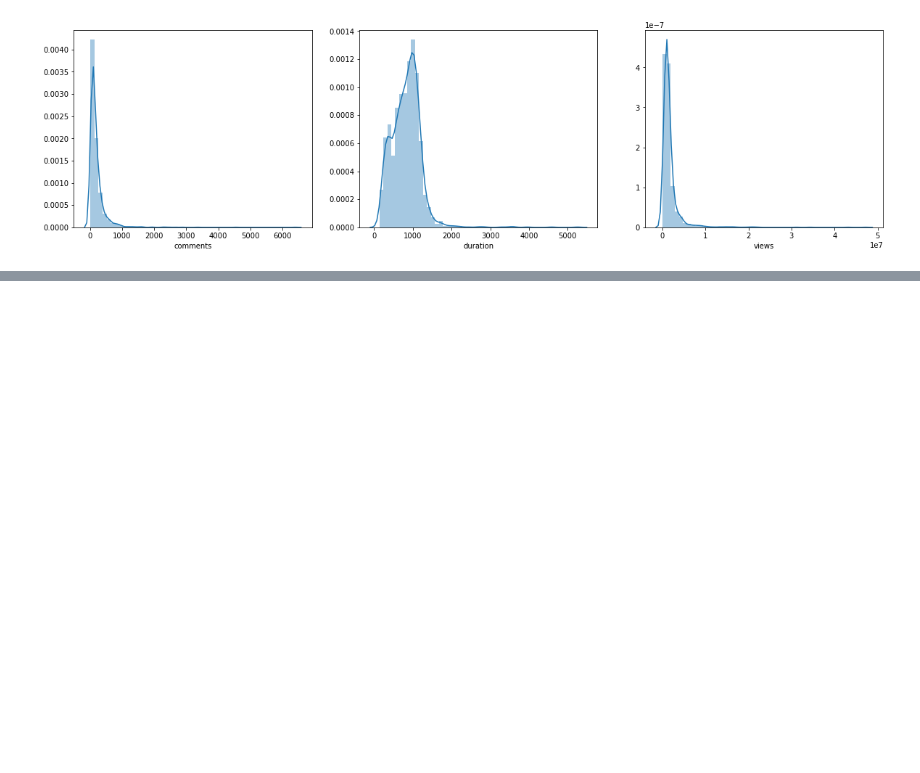
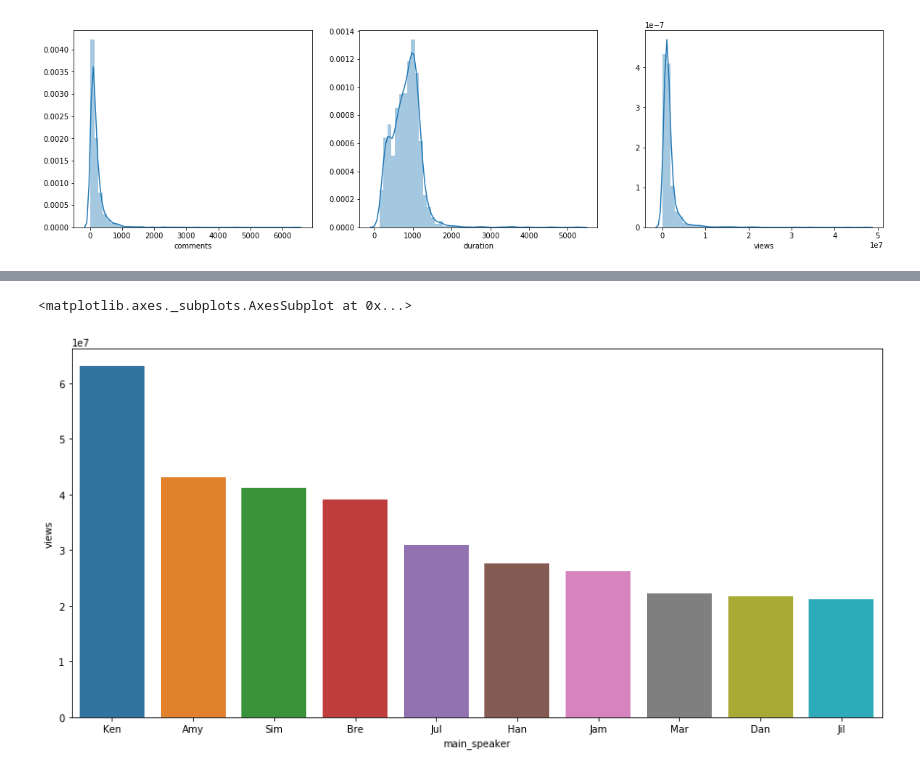
Before and after one commit to LeDuySon/tedtalkEDA, a Jupyter notebook: Tedtalk.ipynb, the cells around one changed output, grey strips where cells are left out. Drawn from its saved outputs; the diff is of its cells as text; code cells hidden in the pictures; blank space fills up the shorter version.

```diff
--- a/Tedtalk.ipynb
+++ b/Tedtalk.ipynb
@@ -6,7 +6,7 @@ import seaborn as sns
 import re
 import json
 # %%
-df = pd.read_csv("dataset/ted.csv")
+df = pd.read_csv("ted.csv")
 df.head()
 # %% [output]
 |  | comments | description | duration | event | film_date | languages | main_speaker | name | num_speaker | ... |
@@ -132,0 +149,8 @@ df["ratings"].values[0]
+# %%
+mainS = df[["main_speaker", "views", "comments"]].groupby("main_speaker").sum().sort_values(by = "views", ascending = False)[:10].reset_index()
+mainS["main_speaker"] = mainS["main_speaker"].apply(lambda x: x[:3])
+plt.figure(figsize=(15,7))
+sns.barplot(x='main_speaker', y='views', data=mainS)
+# %% [output]
+<matplotlib.axes._subplots.AxesSubplot at 0x...>
+[figure, added]
```
Also changed, not shown: parts of 27 cells of this notebook, 1 other file.
